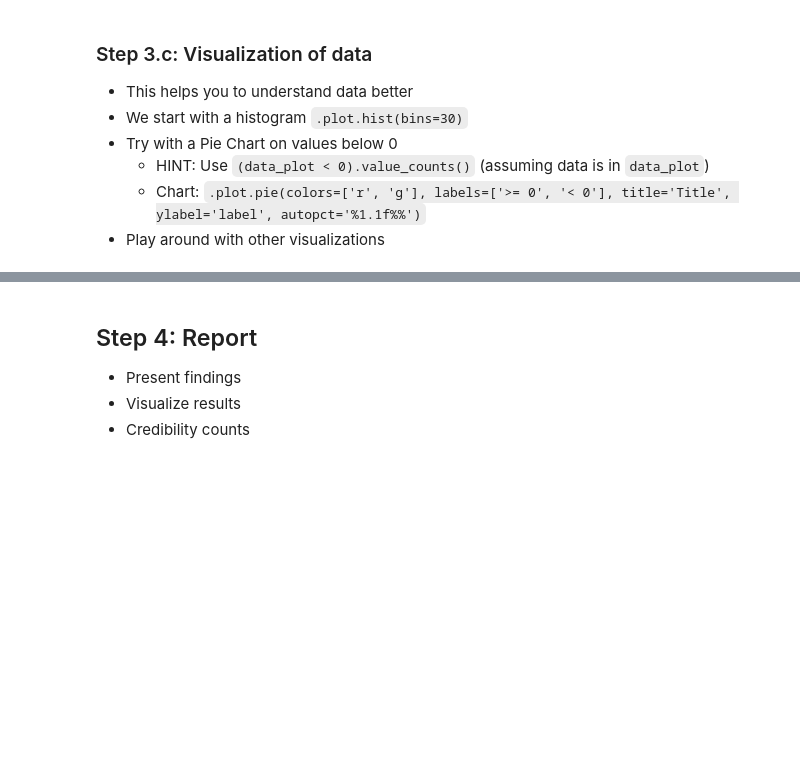
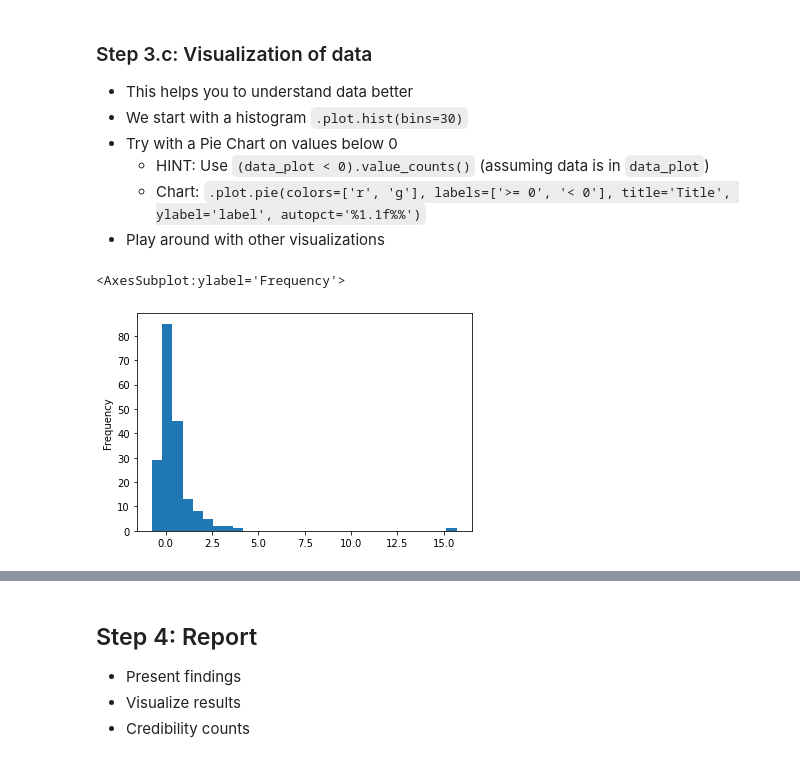
Before and after one commit to Springhawk27/data-science, a Jupyter notebook: 01 - Project - CO2 Per Capita.ipynb, the cells around one changed output, grey strips where cells are left out. Cells and saved outputs as stored; diff of their text form; code cells hidden in the pictures; blank space fills up the shorter version.

````diff
--- a/01 - Project - CO2 Per Capita.ipynb
+++ b/01 - Project - CO2 Per Capita.ipynb
@@ -158,3 +206,5 @@ data.isnull().sum().plot.hist()
     - HINT: Formula is (value in 2018 - value in 1998) / value in 1998
     - This can be calculated on all rows simultaneously
         - ```(data_clean.loc[2018] - data_clean.loc[1998])/data_clean.loc[1998]``` Assuming the data is in ```data_clean```
+# %%
+data_clean = clean_data
@@ -160,0 +226,2 @@ data.isnull().sum().plot.hist()
+# %%
+data_plot = (data_clean.loc[2018] - data_clean.loc[1998])/data_clean.loc[1998]
@@ -170,3 +263,8 @@ data.isnull().sum().plot.hist()
     - HINT: Use ```(data_plot < 0).value_counts()``` (assuming data is in ```data_plot```)
     - Chart: ```.plot.pie(colors=['r', 'g'], labels=['>= 0', '< 0'], title='Title', ylabel='label', autopct='%1.1f%%')```
 - Play around with other visualizations
+# %%
+data_plot.plot.hist(bins=30)
+# %% [output]
+<AxesSubplot:ylabel='Frequency'>
+[figure, added]
````
Also changed, not shown: parts of 16 cells of this notebook.
